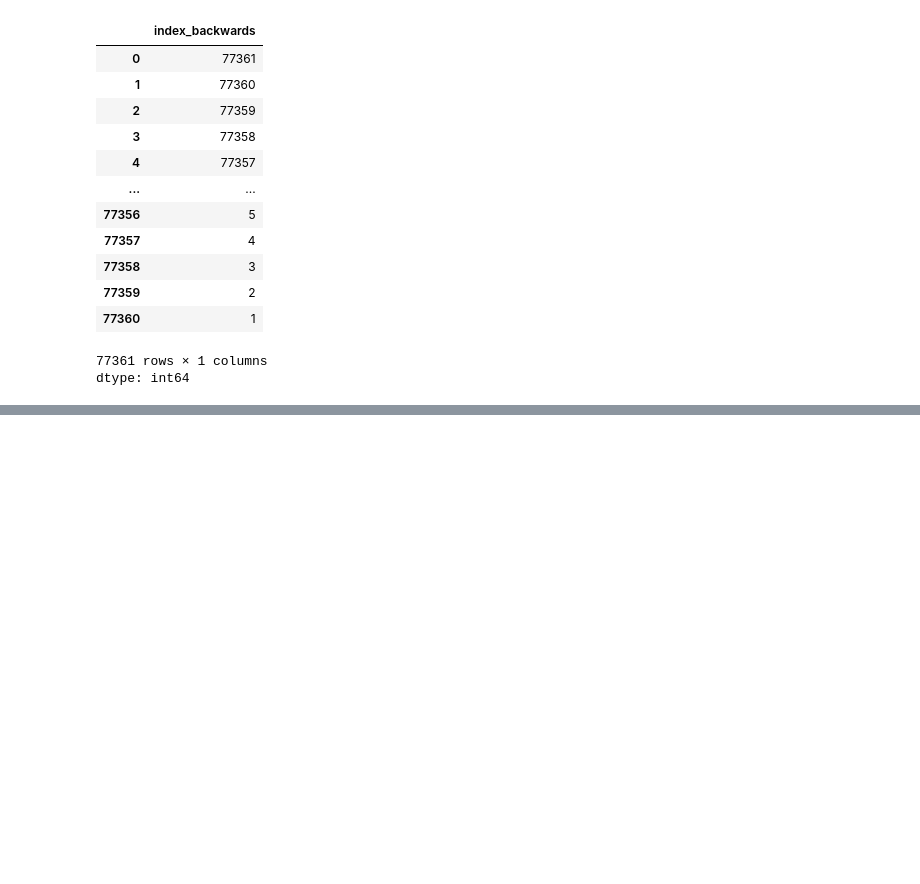
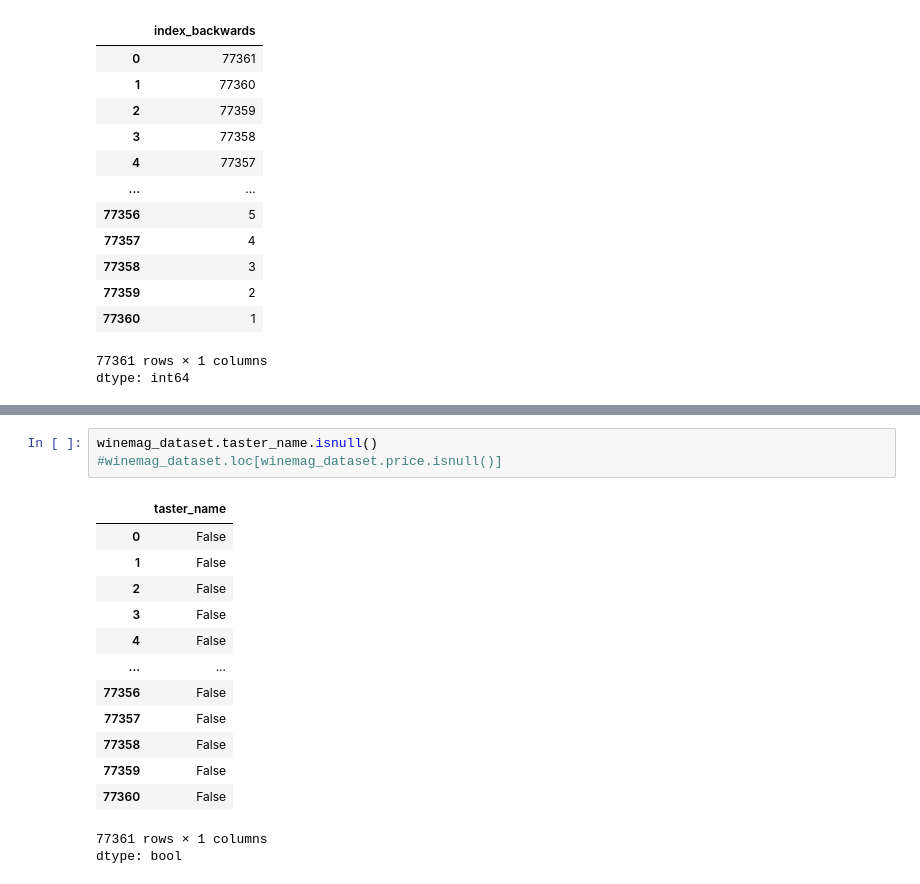
Before and after one commit to AsanteAsareIsaac/Data-Manipulation-using-Pandas., a Jupyter notebook: Data_Manipulation_using_Pandas.ipynb, the cells around one changed output, grey strips where cells are left out. Cells and saved outputs as stored; diff of their text form; blank space fills up the shorter version.

```diff
--- a/Data_Manipulation_using_Pandas.ipynb
+++ b/Data_Manipulation_using_Pandas.ipynb
@@ -330,0 +367,18 @@ dtype: int64
+# %%
+winemag_dataset.taster_name.isnull()
+#winemag_dataset.loc[winemag_dataset.price.isnull()]
+# %% [output]
+|  | taster_name |
+| 0 | False |
+| 1 | False |
+| 2 | False |
+| 3 | False |
+| 4 | False |
+| ... | ... |
+| 77356 | False |
+| 77357 | False |
+| 77358 | False |
+| 77359 | False |
+| 77360 | False |
+77361 rows × 1 columns
+dtype: bool
```
Also changed, not shown: parts of 6 cells of this notebook.
